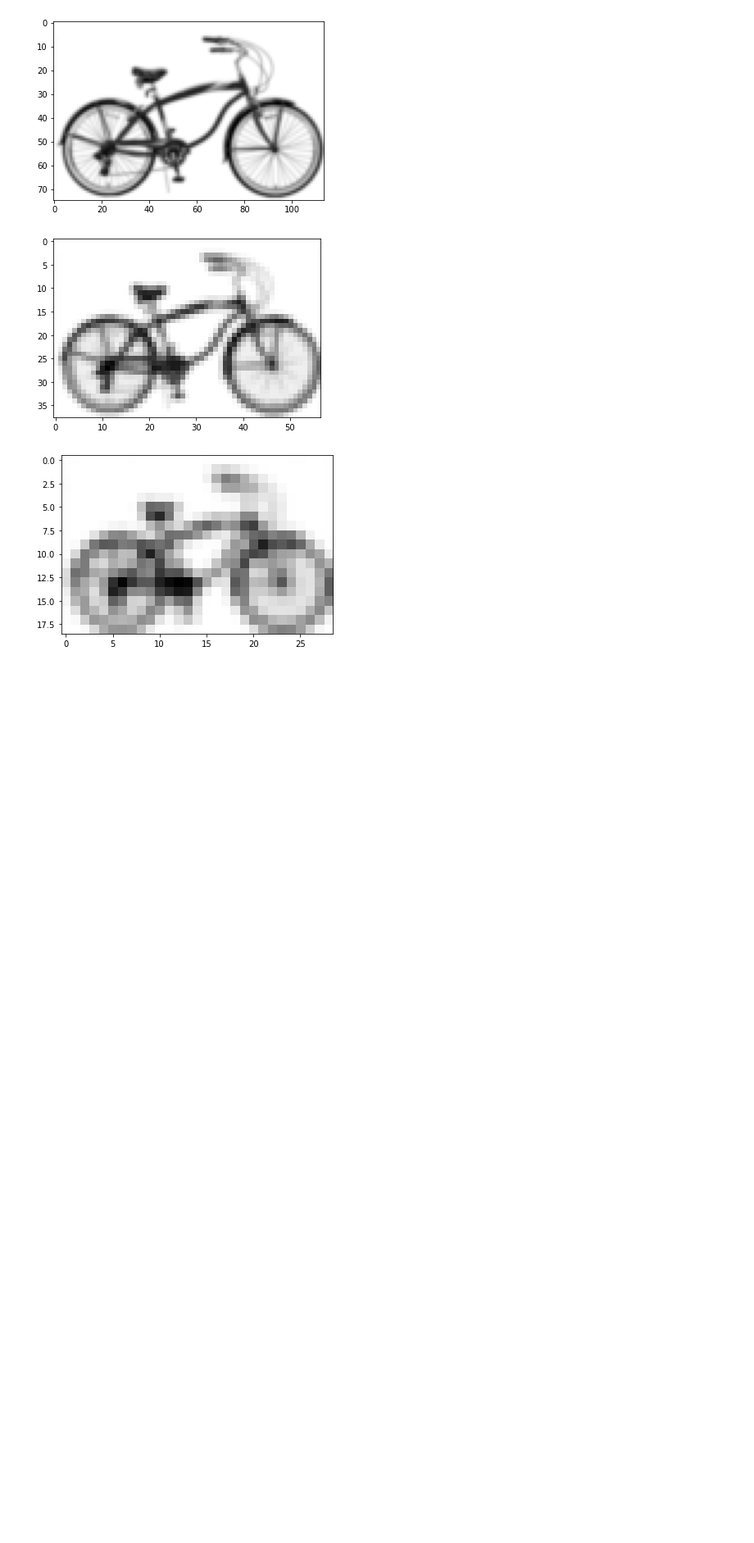
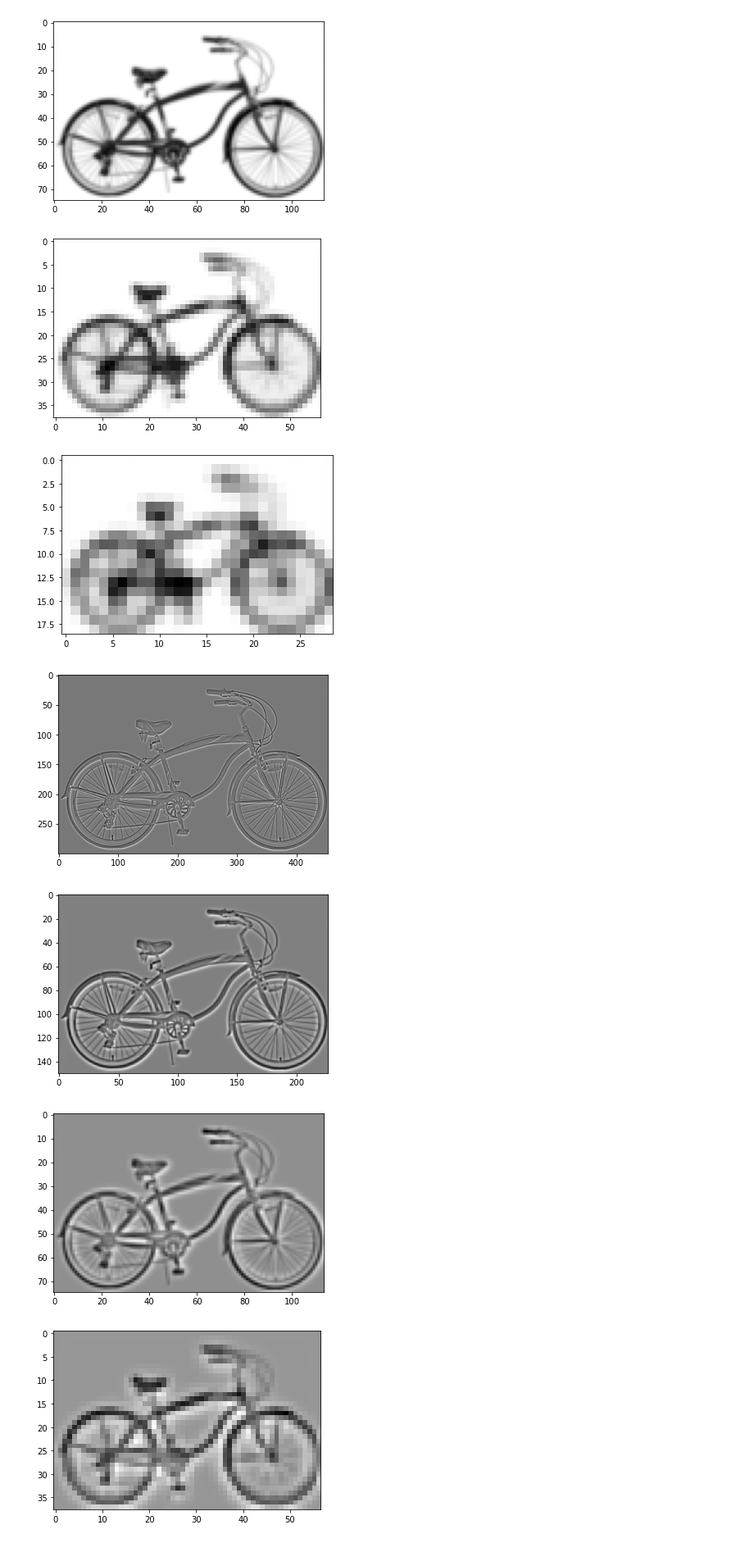
Before and after one commit to BlancaCC/Computer-vision, a Jupyter notebook: practica_1/practica_1.ipynb, the cells around one changed output. Shown at 82% size. Drawn from its saved outputs; the diff is of its cells as text; code cells hidden in the pictures; blank space fills up the shorter version.

Commit message:
P1: DONE piramide laplaciana TODO rehacer y mostrar bonita en pantalla

```diff
--- a/practica_1/practica_1.ipynb
+++ b/practica_1/practica_1.ipynb
@@ -78,6 +78,20 @@ def PrintOneImage( img, title=None, normalize= True):
         plt.title(title)
     plt.show()
 
+# Normaliza
+def Normaliza (img: np.ndarray) -> np.ndarray:
+    """Normaliza la imagen
+    Homeomorfismo R (ver explicación)"""
+    minimo = img.min()
+    maximo = img.max()
+    matrizReescada = None
+
+    if(minimo == maximo):
+        matrizReescalada = 0*img
+    else:
+        matrizReescalada = (img - minimo)/(maximo - minimo)
+
+    return matrizReescalada
 
 
 ''' utilizar la convolución
@@ -943,3 +957,40 @@ for i in piramide:
 [figure]
 [figure]
 [figure]
+# %%
+# Pirámide laplaciana
+
+def PiramideLaplaciana(imagen, sigma = 1.0,
+ niveles=5,
+ tipo_borde = cv.BORDER_REPLICATE ):
+    '''Devuelve Pirámide Laplaciana de la imagen y parámetros indicados'''
+    piramide_gaussina = PiramideGaussiana(imagen, sigma, niveles=niveles, tipo_borde=tipo_borde)
+    piramide_laplaciana = []
+    for i in range(niveles):
+        anchura = piramide_gaussina[i].shape[1]
+        altura = piramide_gaussina[i].shape[0]
+
+        img_gaussiana_reescalada =  cv.resize(
+            src = piramide_gaussina[i+1], dsize = (anchura, altura)
+        )
+        #diferencia  y normalizamos
+        laplaciana = Normaliza(
+            piramide_gaussina[i] -img_gaussiana_reescalada
+        )
+        piramide_laplaciana.append(laplaciana)
+    # Añadimos extremo de la pirámide Gaussiana
+    piramide_laplaciana.append(piramide_gaussina[-1])
+    return piramide_laplaciana
+
+
+
+piramide  = PiramideLaplaciana(img_bicycle_grey, sigma=1.0,
+tipo_borde= bordes_reflejados, niveles=4)
+
+for i in piramide:
+    PrintOneImage(i)
+# %% [output]
+[figure, added]
+[figure, added]
+[figure, added]
+[figure, added]
```
Also changed, not shown: parts of 3 cells of this notebook.
